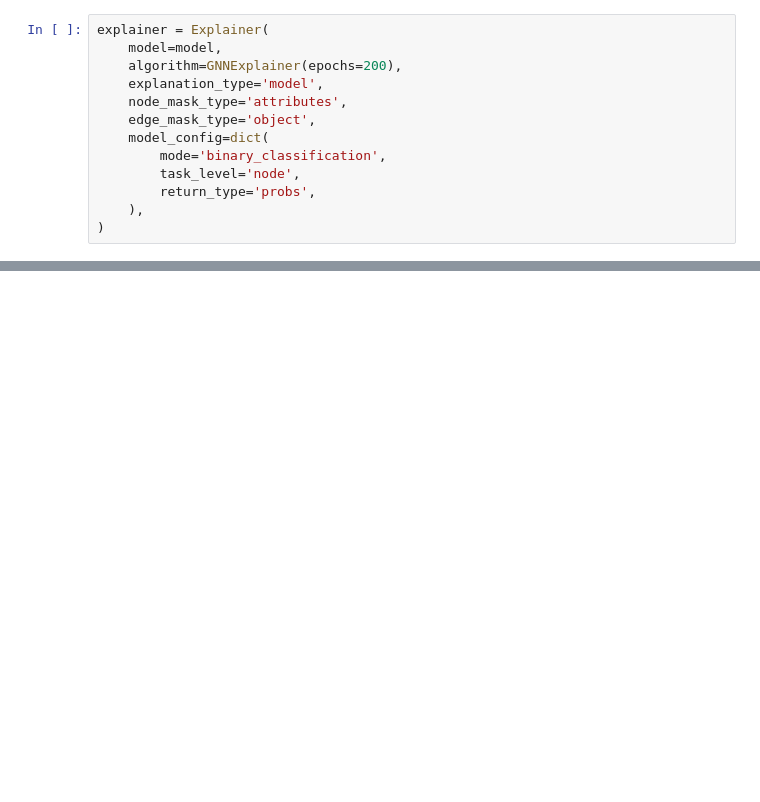
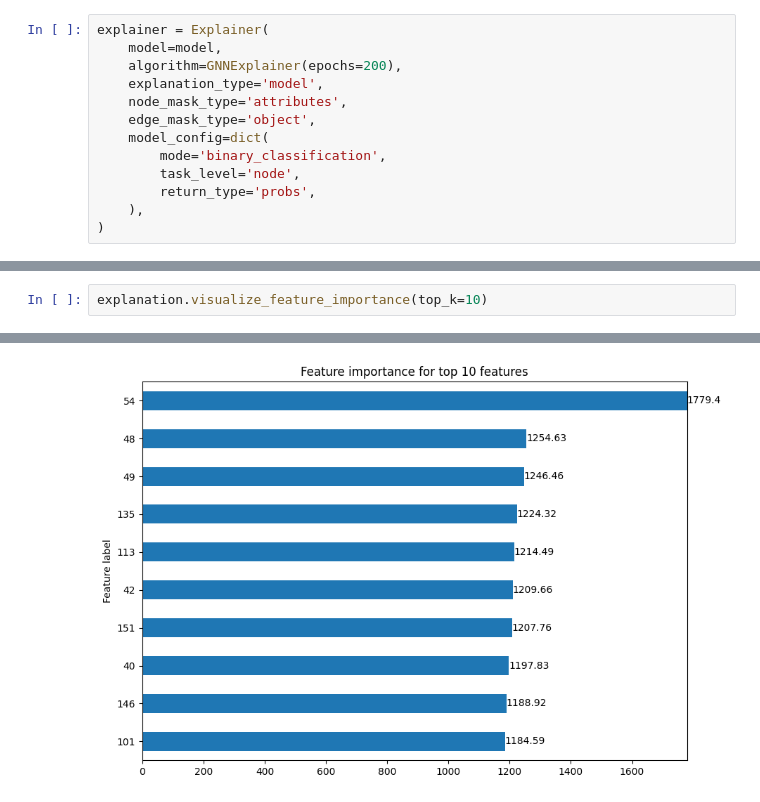
Before and after one commit to alyssaanastasi/srebp2-explanations, a Jupyter notebook: gnn_explainer.ipynb, the cells around one changed output, grey strips where cells are left out. Saved outputs shown, nothing was run; the diff lists cells and outputs as text; blank space fills up the shorter version.

Commit message:
finished running explanation method

```diff
--- a/gnn_explainer.ipynb
+++ b/gnn_explainer.ipynb
@@ -121,0 +122,3 @@ KeyboardInterrupt:
+# %%
+explanation.visualize_feature_importance(top_k=10)
+# %% [output]
@@ -121,0 +140 @@ KeyboardInterrupt:
+[figure, added]
```
Also changed, not shown: parts of 4 cells of this notebook.
